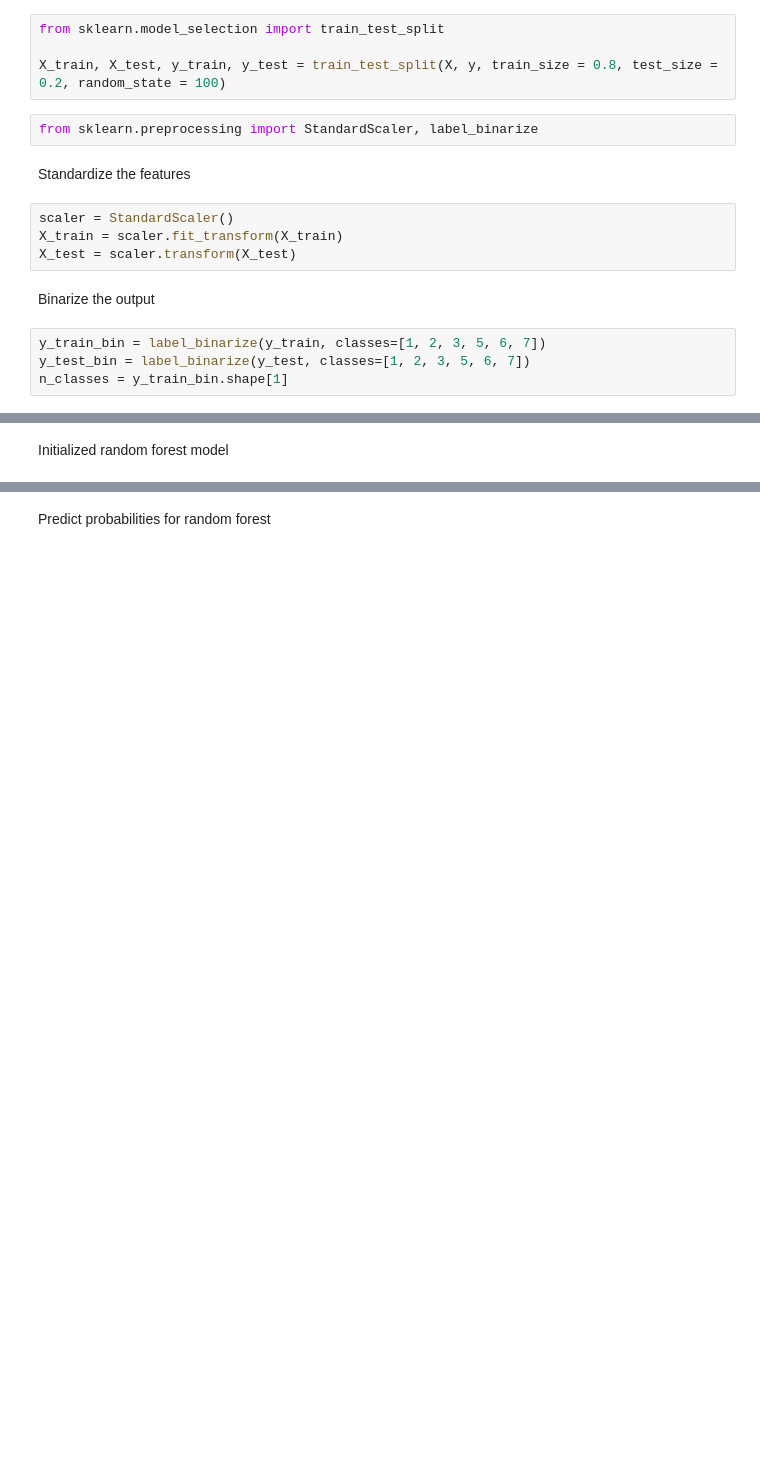
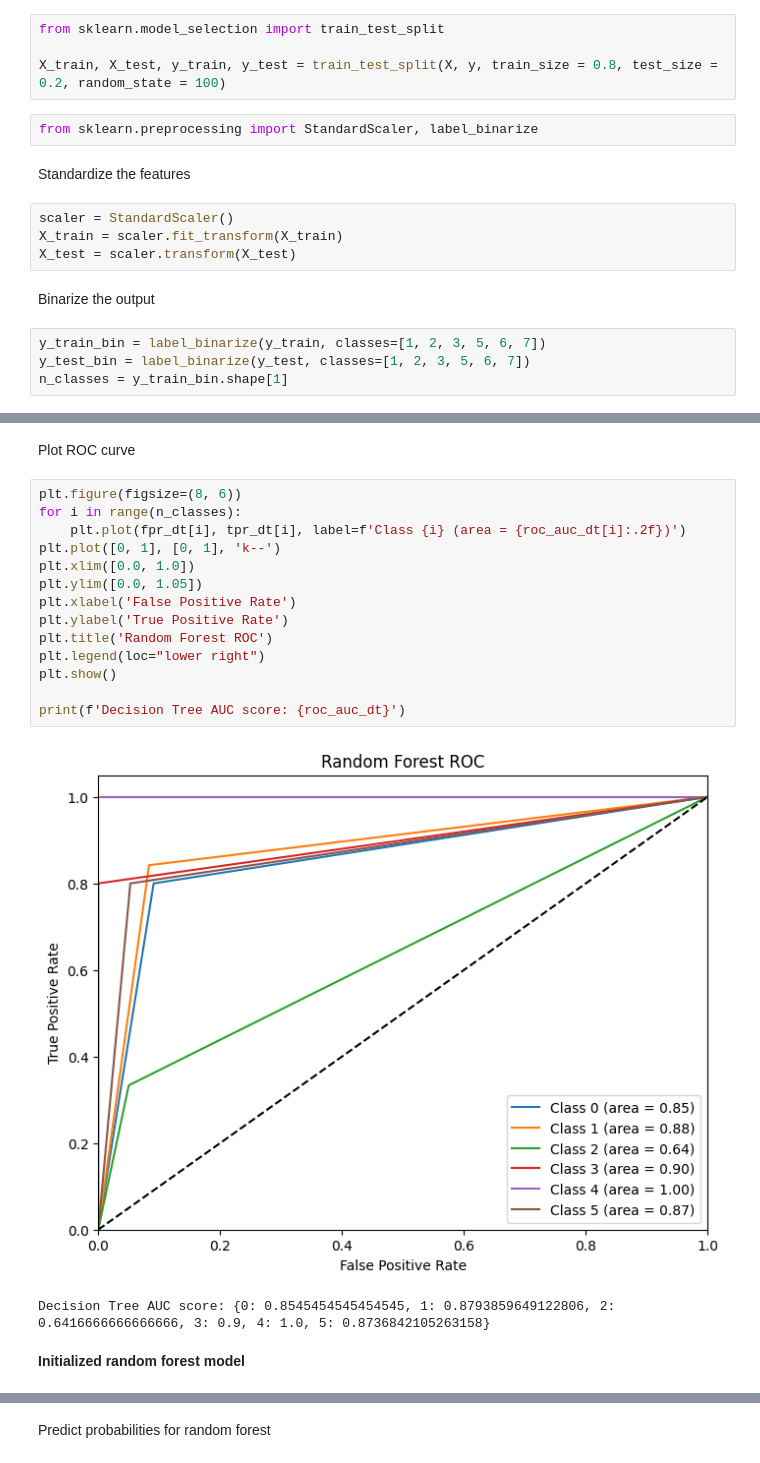
Before and after one commit to Amboyandrey/LE2_Amboy_NA, a Jupyter notebook: Final_Lab_Exam_Classifications.ipynb, the cells around one changed output, grey strips where cells are left out. Cells and saved outputs as stored; diff of their text form; blank space fills up the shorter version.

```diff
--- a/Final_Lab_Exam_Classifications.ipynb
+++ b/Final_Lab_Exam_Classifications.ipynb
@@ -200,5 +246,24 @@ n_classes = y_train_bin.shape[1]
+# %% [markdown]
+Plot ROC curve
+# %%
+plt.figure(figsize=(8, 6))
+for i in range(n_classes):
+    plt.plot(fpr_dt[i], tpr_dt[i], label=f'Class {i} (area = {roc_auc_dt[i]:.2f})')
+plt.plot([0, 1], [0, 1], 'k--')
+plt.xlim([0.0, 1.0])
+plt.ylim([0.0, 1.05])
+plt.xlabel('False Positive Rate')
+plt.ylabel('True Positive Rate')
+plt.title('Random Forest ROC')
+plt.legend(loc="lower right")
+plt.show()
+
+print(f'Decision Tree AUC score: {roc_auc_dt}')
+# %% [output]
+[figure, added]
+Decision Tree AUC score: {0: 0.8545454545454545, 1: 0.8793859649122806, 2: 0.6416666666666666, 3: 0.9, 4: 1.0, 5: 0.8736842105263158}
 # %% [markdown]
-Initialized random forest model
+**Initialized random forest model**
 # %%
 from sklearn.ensemble import RandomForestClassifier
 from sklearn.metrics import accuracy_score
```
Also changed, not shown: parts of 28 cells of this notebook.
